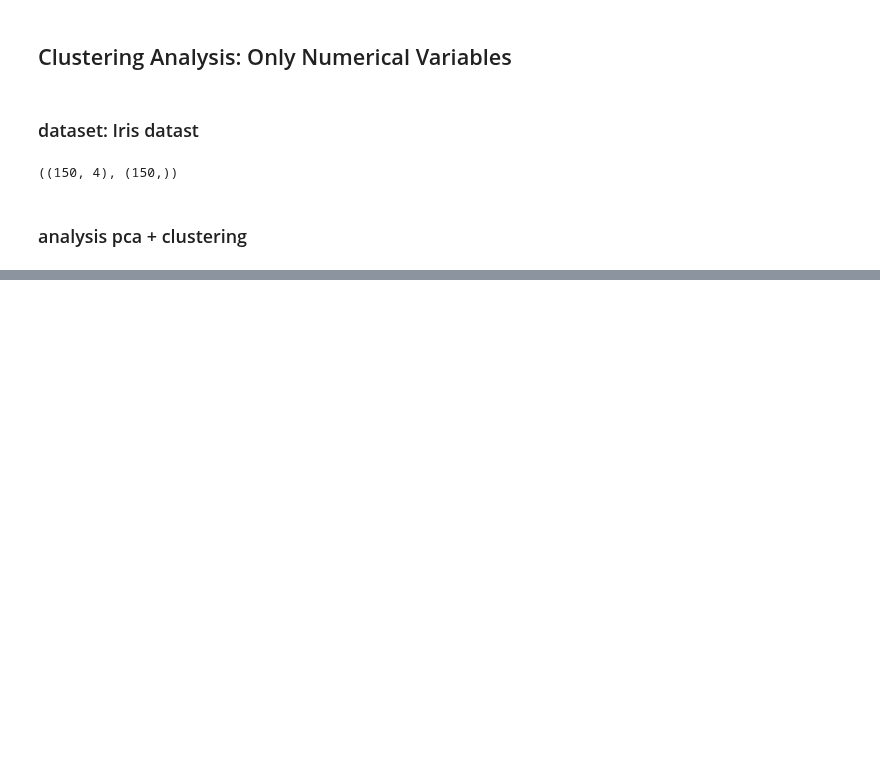
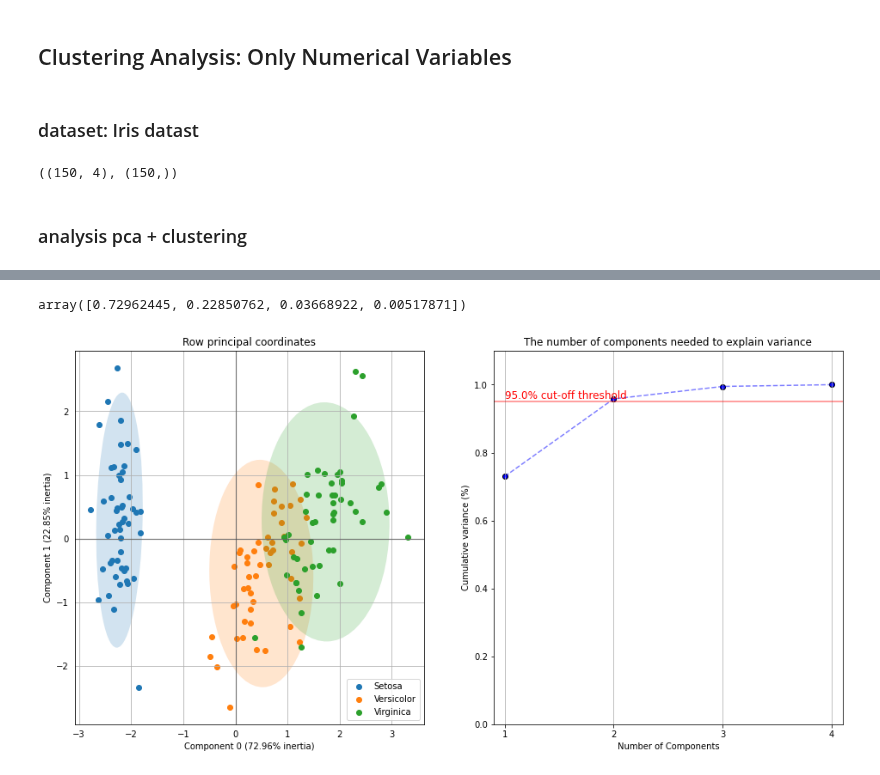
Before and after one commit to jmquintana79/utilsDS, a Jupyter notebook: notebooks/analysis/analysis_clustering/clustering_analysis-mixed_categorical_numerical_variables.ipynb, the cells around one changed output, grey strips where cells are left out. Saved outputs shown, nothing was run; the diff lists cells and outputs as text; code cells hidden in the pictures; blank space fills up the shorter version.

```diff
--- a/notebooks/analysis/analysis_clustering/clustering_analysis-mixed_categorical_numerical_variables.ipynb
+++ b/notebooks/analysis/analysis_clustering/clustering_analysis-mixed_categorical_numerical_variables.ipynb
@@ -304,0 +320,6 @@ Selected optimal number of clusters = 3
+# %%
+X_scaled = X.copy()
+explained_variance = prince.PCA(n_components=X.shape[1]).fit(X).explained_inertia_
+explained_variance
+# %% [output]
+array([0.72962445, 0.22850762, 0.03668922, 0.00517871])
@@ -304,0 +395,52 @@ Selected optimal number of clusters = 3
+# %%
+def plot_pca2(X, y, ax):
+    pca = prince.PCA(
+            n_components=X.shape[1],
+            n_iter=3,
+            rescale_with_mean=True,
+            rescale_with_std=True,
+            copy=True,
+            check_input=True,
+            engine='auto',
+            random_state=42
+    )
+    pca = pca.fit(X)
+    ax = pca.plot_row_coordinates(
+            X,
+            ax=ax,
+            #figsize=(6, 6),
+            x_component=0,
+            y_component=1,
+            labels=None,
+            color_labels= None if y is None else y,
+            ellipse_outline=False,
+            ellipse_fill=True,
+            show_points=True
+        )
+    return ax
+
+
+def plot_cumulative_variance_pca(X, ax, variance_threshold = .95):
+    xi = np.arange(1, X.shape[1]+1, step=1)
+    explained_variance = prince.PCA(n_components=X.shape[1]).fit(X).explained_inertia_
+    y = np.cumsum(explained_variance)
+    plt.xlim(.9,X.shape[1]+.1)
+    plt.ylim(0.0,1.1)
+    plt.plot(xi, y, linestyle='--', color='b', alpha = .5)
+    plt.scatter(xi, y, color = 'b', alpha = 1., edgecolor = "black")
+    plt.xlabel('Number of Components')
+    plt.xticks(np.arange(1, X.shape[1]+1, step=1)) #change from 0-based array index to 1-based human-readable label
+    plt.ylabel('Cumulative variance (%)')
+    plt.title('The number of components needed to explain variance')
+    plt.axhline(y=variance_threshold, color='r', linestyle='-', alpha = .5)
+    plt.text(1., variance_threshold + .01, f'{variance_threshold * 100.}% cut-off threshold', color = 'red', fontsize=12)
+    ax.grid(axis='x')
+    return ax
+
+import matplotlib.pyplot as plt
+fig, (ax1, ax2) = plt.subplots(ncols = 2, figsize = (16,8))
+ax1 = plot_pca2(X.values, y, ax1)
+ax2 = plot_cumulative_variance_pca(X, ax2, variance_threshold = .95)
+plt.show()
+# %% [output]
+[figure, added]
```
Also changed, not shown: parts of 4 cells of this notebook.
